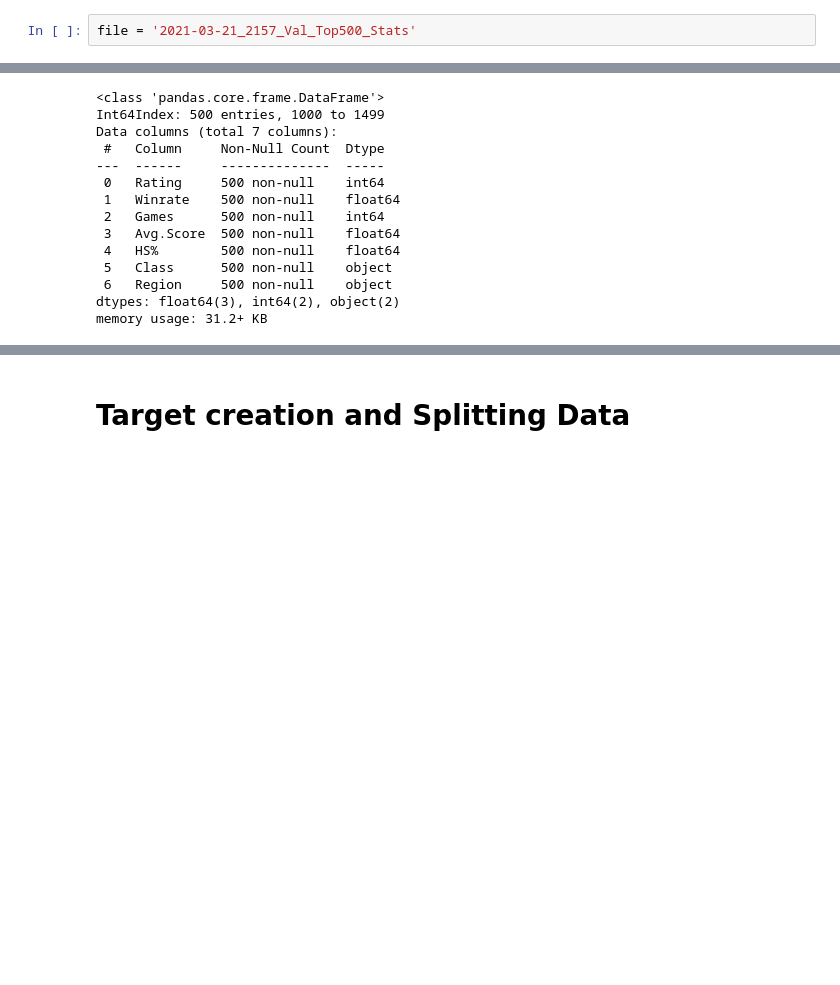
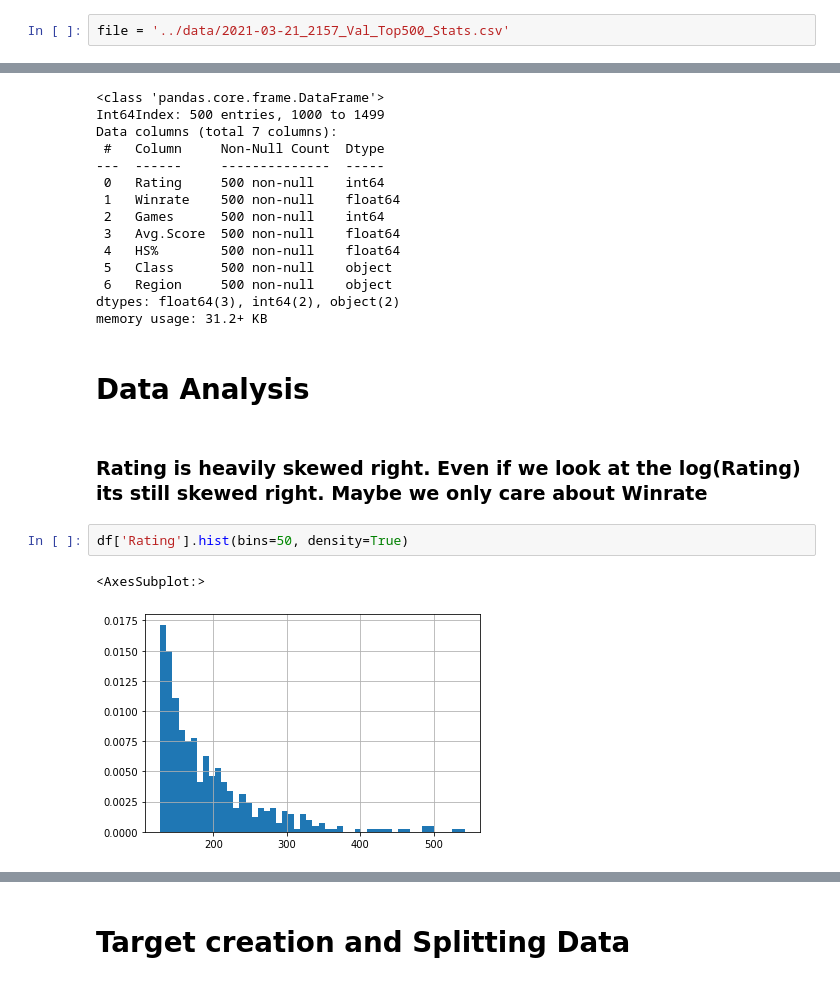
Before and after one commit to ericyeonpark/valorant-top500-analysis, a Jupyter notebook: notebooks/Valorant_Top_500_analysis.ipynb, the cells around one changed output, grey strips where cells are left out. Saved outputs shown, nothing was run; the diff lists cells and outputs as text; blank space fills up the shorter version.

Commit message:
updated data analysis portion of the notebook to be more in depth

```diff
--- a/notebooks/Valorant_Top_500_analysis.ipynb
+++ b/notebooks/Valorant_Top_500_analysis.ipynb
@@ -15,7 +15,7 @@ from sklearn.tree import DecisionTreeClassifier
 from sklearn.linear_model import LinearRegression, Ridge, LogisticRegression
 from sklearn.metrics import mean_absolute_error, r2_score
 # %%
-file = '2021-03-21_2157_Val_Top500_Stats'
+file = '../data/2021-03-21_2157_Val_Top500_Stats.csv'
 # %% [markdown]
 # Clean Data
 # %%
@@ -87,3 +87,12 @@ Data columns (total 7 columns):
  6   Region     500 non-null    object
 dtypes: float64(3), int64(2), object(2)
 memory usage: 31.2+ KB
+# %% [markdown]
+# Data Analysis
+# %% [markdown]
+### Rating is heavily skewed right. Even if we look at the log(Rating) its still skewed right. Maybe we only care about Winrate
+# %%
+df['Rating'].hist(bins=50, density=True)
+# %% [output]
+<AxesSubplot:>
+[figure, added]
```
Also changed, not shown: parts of 13 cells of this notebook.
